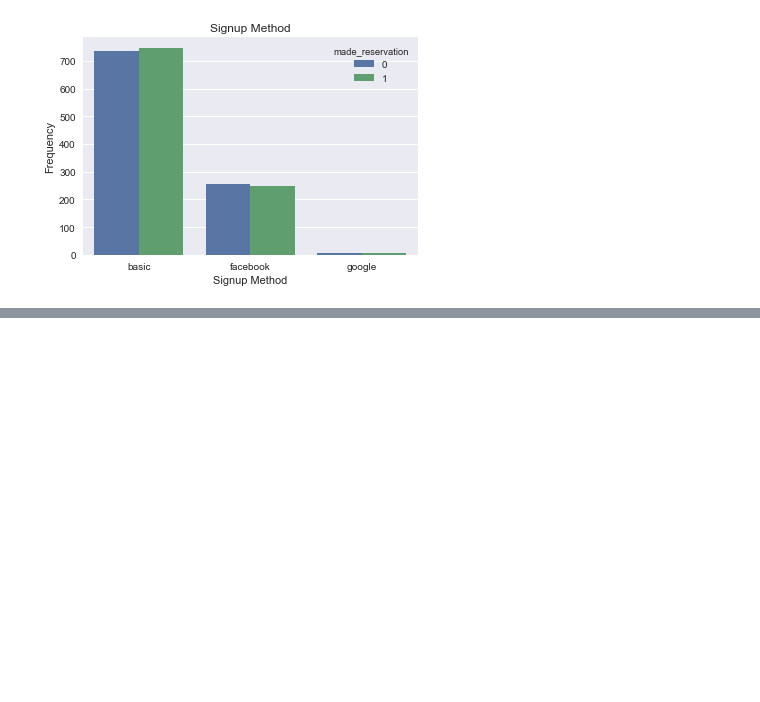
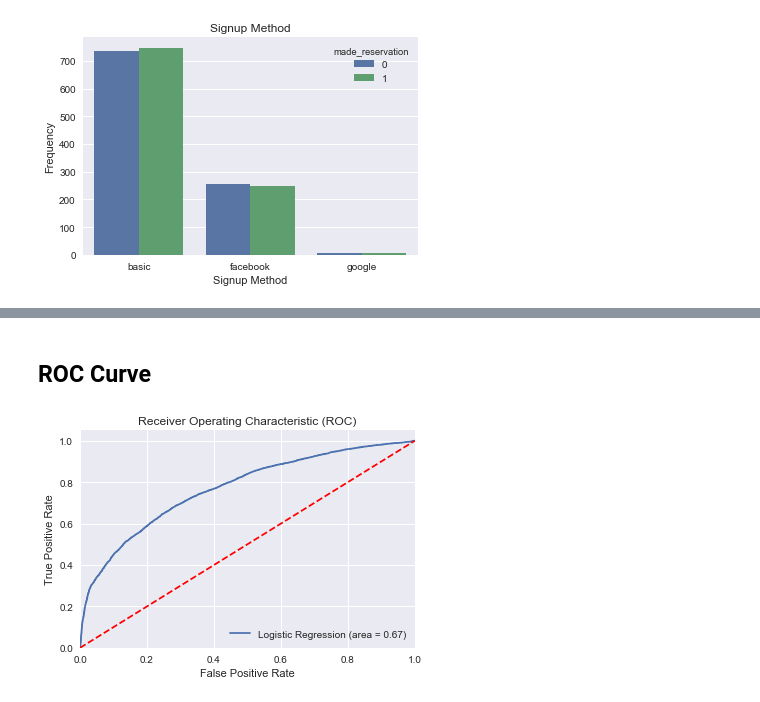
Before and after one commit to davidgibsonp/airbnb_predict_reservation, a Jupyter notebook: Report.ipynb, the cells around one changed output, grey strips where cells are left out. Cells and saved outputs as stored; diff of their text form; code cells hidden in the pictures; blank space fills up the shorter version.

```diff
--- a/Report.ipynb
+++ b/Report.ipynb
@@ -477,0 +513,15 @@ plt.show()
+# %%
+# Filter top n featurs from random forest
+data =  pd.get_dummies(data)
+
+features = list(feats.head(20).index)
+features.remove('age') #Removes for normalization
+data = data[features]
+# %%
+# Normalize
+# min_max_scaler = preprocessing.MinMaxScaler()
+# train_minmax = min_max_scaler.fit_transform(train)
+data = (data - data.mean()) / (data.max() - data.min())
+
+# Re-add Data
+# train.age = age
@@ -477,0 +530,10 @@ plt.show()
+# %%
+from sklearn.linear_model import LogisticRegression
+
+X_train, X_test, y_train, y_test = train_test_split(data, reservation, test_size=0.3, random_state=0)
+
+from sklearn.linear_model import LogisticRegression
+# from sklearn import metrics
+
+logreg = LogisticRegression()
+logreg.fit(X_train, y_train)
@@ -477,0 +622,22 @@ plt.show()
+# %% [markdown]
+## ROC Curve
+# %%
+from sklearn.metrics import roc_auc_score
+from sklearn.metrics import roc_curve
+
+logit_roc_auc = roc_auc_score(y_test, logreg.predict(X_test))
+fpr, tpr, thresholds = roc_curve(y_test, logreg.predict_proba(X_test)[:,1])
+
+plt.figure()
+plt.plot(fpr, tpr, label = 'Logistic Regression (area = %0.2f)' % logit_roc_auc)
+plt.plot([0, 1], [0, 1],'r--')
+plt.xlim([0.0, 1.0])
+plt.ylim([0.0, 1.05])
+plt.xlabel('False Positive Rate')
+plt.ylabel('True Positive Rate')
+plt.title('Receiver Operating Characteristic (ROC)')
+plt.legend(loc="lower right")
+
+plt.show()
+# %% [output]
+[figure, added]
```
Also changed, not shown: parts of 41 cells of this notebook.
